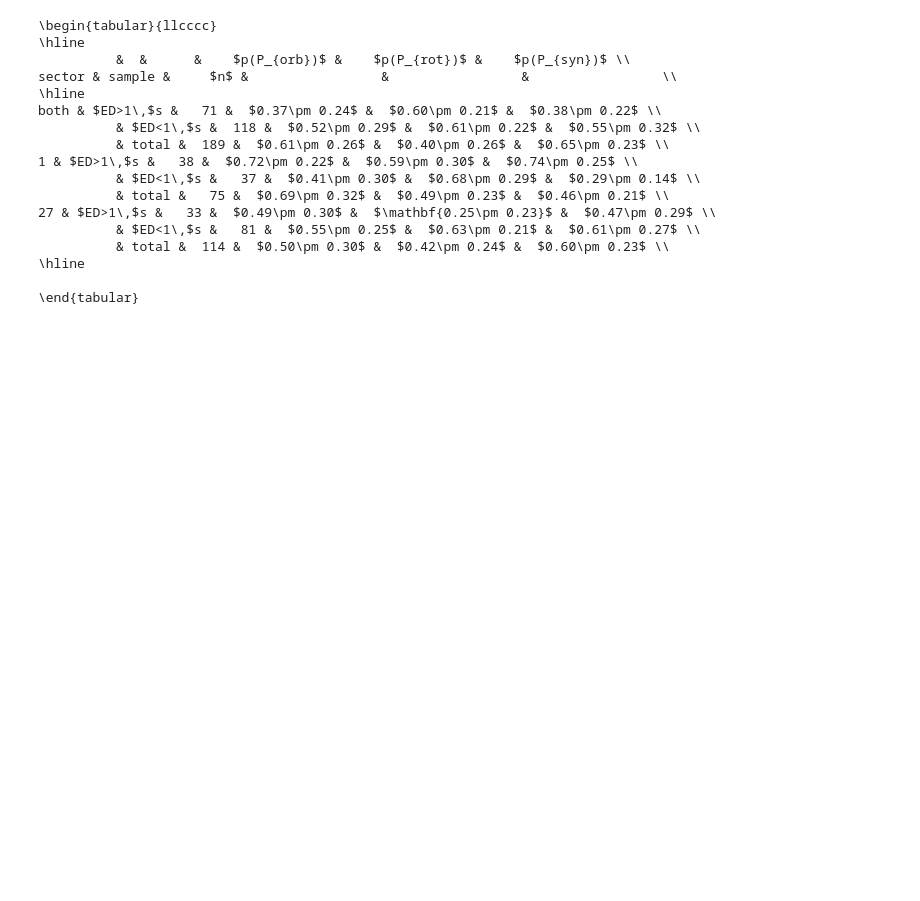
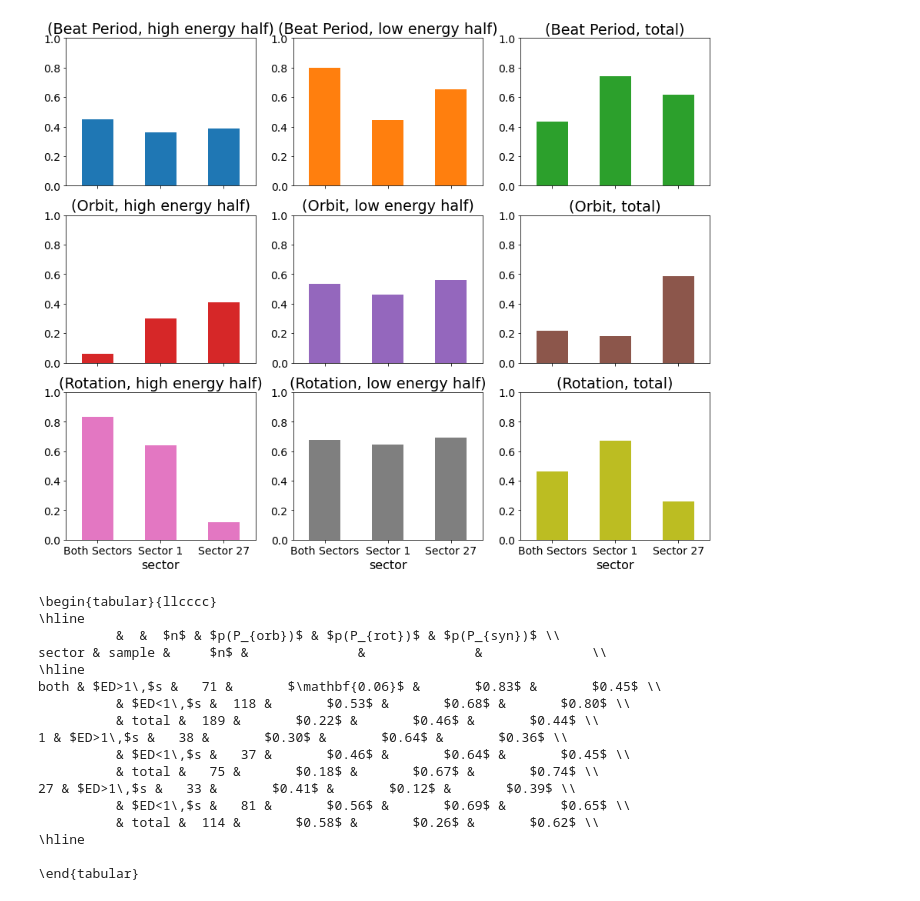
Before and after one commit to ekaterinailin/flaring-spi, a Jupyter notebook: notebooks/AU_Mic_final_table.ipynb, the cells around one changed output. Saved outputs shown, nothing was run; the diff lists cells and outputs as text; code cells hidden in the pictures; blank space fills up the shorter version.

Commit message:
last edits, plots etc

```diff
--- a/notebooks/AU_Mic_final_table.ipynb
+++ b/notebooks/AU_Mic_final_table.ipynb
@@ -54,4 +75,11 @@ dddd
 | $n$ | 71 | 118 | 189 | 38 | 37 | 75 | ... |
+# %%
+f = df.groupby(["period", "sector","subsample"]).p.median()
+f.unstack(level=0).unstack(level=1).plot(kind='bar', subplots=True, rot=0,
+                                         figsize=(15, 12), layout=(3, 3), legend=False,
+                                         ylim=(0,1));
+# %% [output]
+[figure, added]
 # %%
 stri = dddd.T[names].to_latex(index=True, escape=False, column_format=f"llcccc")
 stri = stri.replace("\\toprule","\hline")
@@ -67,24 +95,24 @@ stri = stri.replace("Sector 1","1")
 stri = stri.replace("subsample &      &","sample &     $n$ &")
 stri = stri.replace("period","")
 stri = stri.replace("&  $n$ &    $","&      &    $")
-stri = stri.replace("$0.25\pm 0.23$","$\mathbf{0.25\pm 0.23}$")
+stri = stri.replace("$0.06$","$\mathbf{0.06}$")
 
 print(stri)
 # %% [output]
 \begin{tabular}{llcccc}
 \hline
-          &  &      &    $p(P_{orb})$ &    $p(P_{rot})$ &    $p(P_{syn})$ \\
-sector & sample &     $n$ &                 &                 &                 \\
+          &  &  $n$ & $p(P_{orb})$ & $p(P_{rot})$ & $p(P_{syn})$ \\
+sector & sample &     $n$ &              &              &              \\
 \hline
-both & $ED>1\,$s &   71 &  $0.37\pm 0.24$ &  $0.60\pm 0.21$ &  $0.38\pm 0.22$ \\
-          & $ED<1\,$s &  118 &  $0.52\pm 0.29$ &  $0.61\pm 0.22$ &  $0.55\pm 0.32$ \\
-          & total &  189 &  $0.61\pm 0.26$ &  $0.40\pm 0.26$ &  $0.65\pm 0.23$ \\
-1 & $ED>1\,$s &   38 &  $0.72\pm 0.22$ &  $0.59\pm 0.30$ &  $0.74\pm 0.25$ \\
-          & $ED<1\,$s &   37 &  $0.41\pm 0.30$ &  $0.68\pm 0.29$ &  $0.29\pm 0.14$ \\
-          & total &   75 &  $0.69\pm 0.32$ &  $0.49\pm 0.23$ &  $0.46\pm 0.21$ \\
-27 & $ED>1\,$s &   33 &  $0.49\pm 0.30$ &  $\mathbf{0.25\pm 0.23}$ &  $0.47\pm 0.29$ \\
-          & $ED<1\,$s &   81 &  $0.55\pm 0.25$ &  $0.63\pm 0.21$ &  $0.61\pm 0.27$ \\
-          & total &  114 &  $0.50\pm 0.30$ &  $0.42\pm 0.24$ &  $0.60\pm 0.23$ \\
+both & $ED>1\,$s &   71 &       $\mathbf{0.06}$ &       $0.83$ &       $0.45$ \\
+          & $ED<1\,$s &  118 &       $0.53$ &       $0.68$ &       $0.80$ \\
+          & total &  189 &       $0.22$ &       $0.46$ &       $0.44$ \\
+1 & $ED>1\,$s &   38 &       $0.30$ &       $0.64$ &       $0.36$ \\
+          & $ED<1\,$s &   37 &       $0.46$ &       $0.64$ &       $0.45$ \\
+          & total &   75 &       $0.18$ &       $0.67$ &       $0.74$ \\
+27 & $ED>1\,$s &   33 &       $0.41$ &       $0.12$ &       $0.39$ \\
+          & $ED<1\,$s &   81 &       $0.56$ &       $0.69$ &       $0.65$ \\
+          & total &  114 &       $0.58$ &       $0.26$ &       $0.62$ \\
 \hline
 
 \end{tabular}
```
Also changed, not shown: parts of 7 cells of this notebook, 2 other files.
